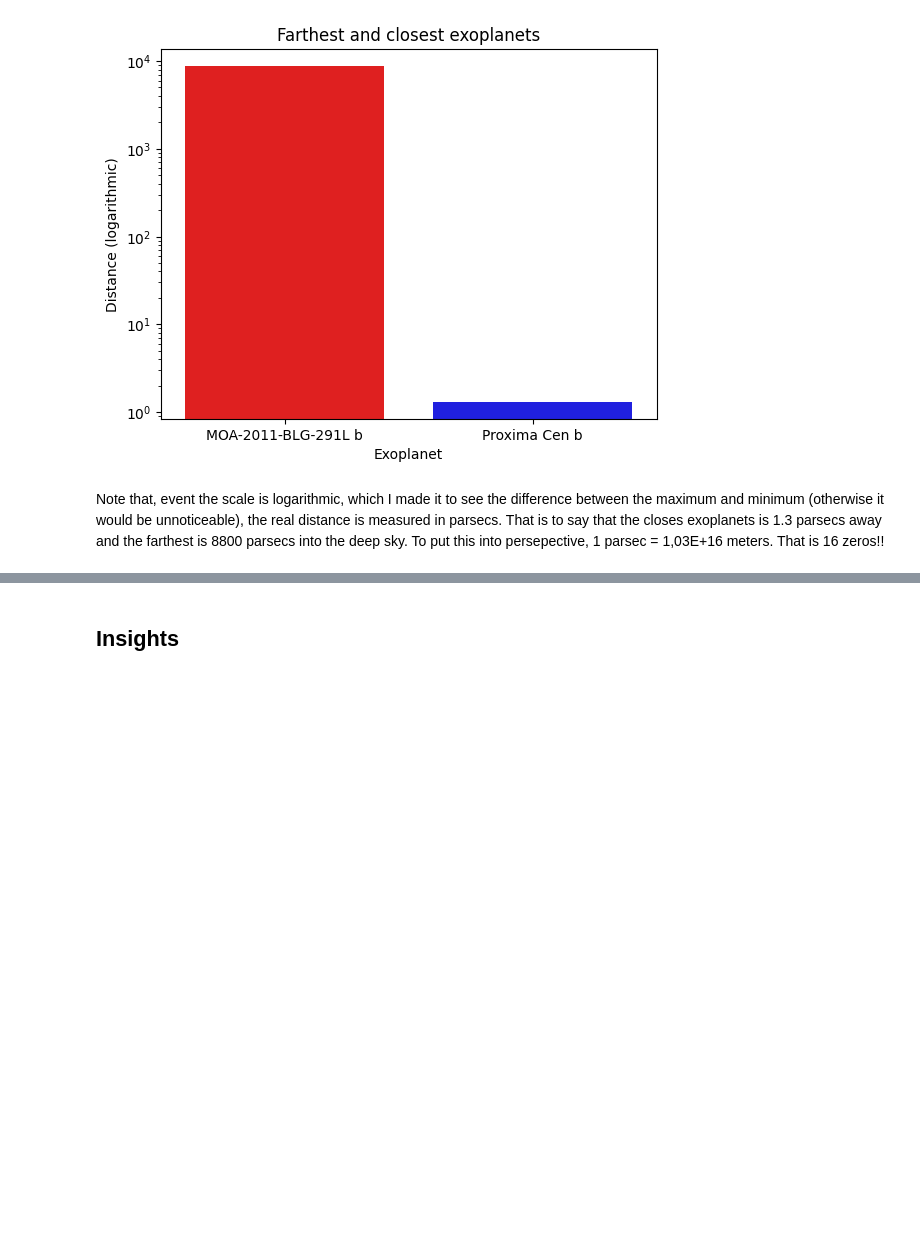
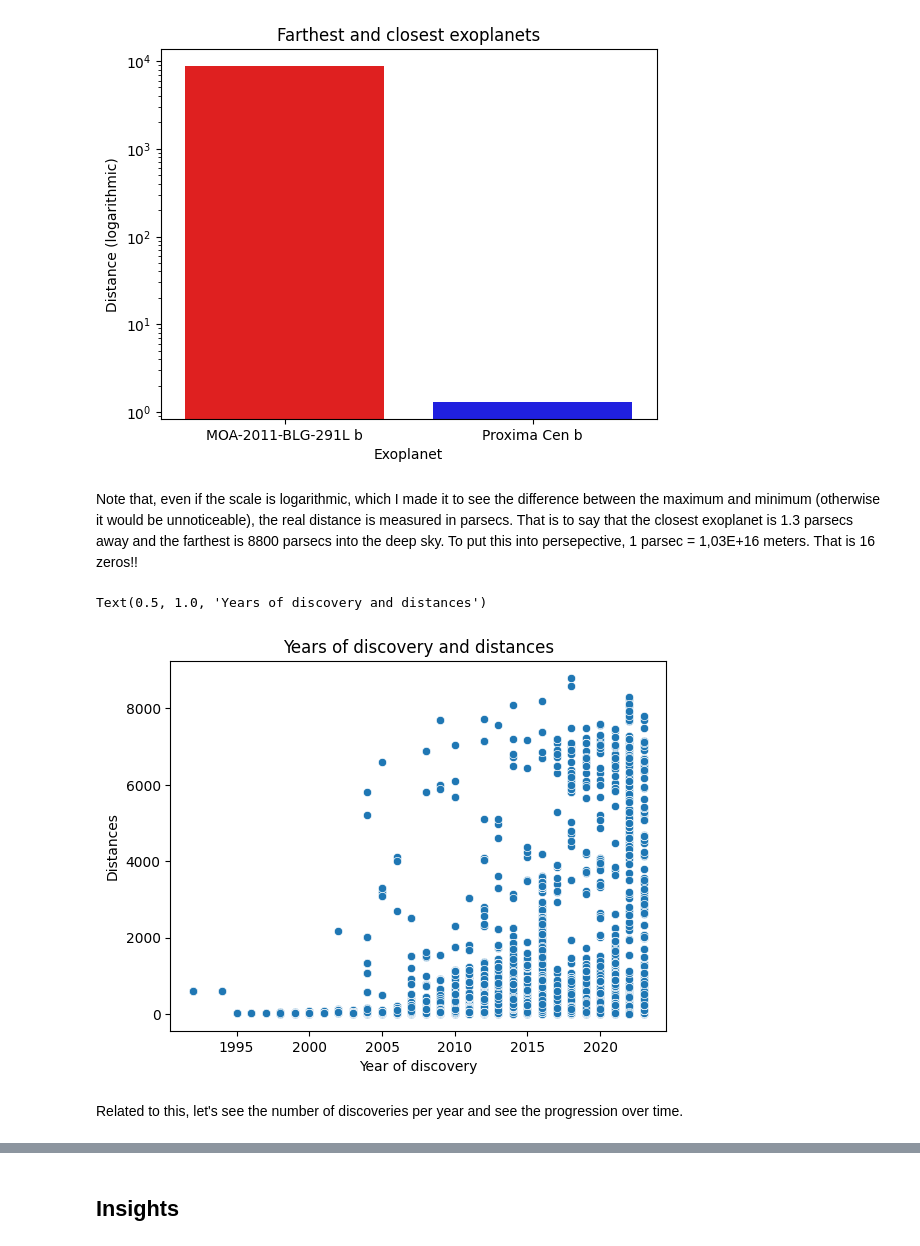
Before and after one commit to AlejandroBlancoFernandez/ExoplanetEDA, a Jupyter notebook: ExoplanetEDA.ipynb, the cells around one changed output, grey strips where cells are left out. Cells and saved outputs as stored; diff of their text form; code cells hidden in the pictures; blank space fills up the shorter version.

```diff
--- a/ExoplanetEDA.ipynb
+++ b/ExoplanetEDA.ipynb
@@ -451,4 +464,15 @@ Passing `palette` without assigning `hue` is deprecated and will be removed in v
 Text(0.5, 1.0, 'Farthest and closest exoplanets')
 [figure]
 # %% [markdown]
-Note that, event the scale is logarithmic, which I made it to see the difference between the maximum and minimum (otherwise it would be unnoticeable), the real distance is measured in parsecs. That is to say that the closes exoplanets is 1.3 parsecs away and the farthest is 8800 parsecs into the deep sky. To put this into persepective, 1 parsec = 1,03E+16 meters. That is 16 zeros!!
+Note that, even if the scale is logarithmic, which I made it to see the difference between the maximum and minimum (otherwise it would be unnoticeable), the real distance is measured in parsecs. That is to say that the closest exoplanet is 1.3 parsecs away and the farthest is 8800 parsecs into the deep sky. To put this into persepective, 1 parsec = 1,03E+16 meters. That is 16 zeros!!
+# %%
+# Distances and the year of discovery
+sns.scatterplot(x='disc_year', y='sy_dist', data=df)
+plt.xlabel('Year of discovery')
+plt.ylabel('Distances')
+plt.title('Years of discovery and distances')
+# %% [output]
+Text(0.5, 1.0, 'Years of discovery and distances')
+[figure, added]
+# %% [markdown]
+Related to this, let's see the number of discoveries per year and see the progression over time.
```
Also changed, not shown: parts of 15 cells of this notebook.
